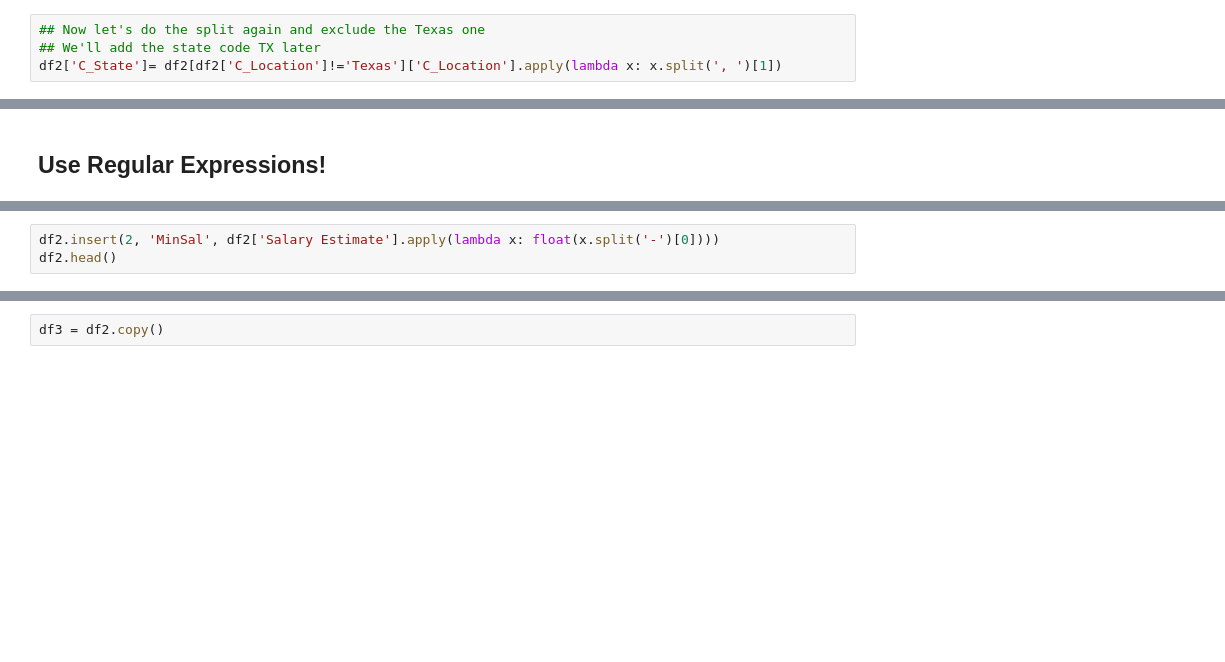
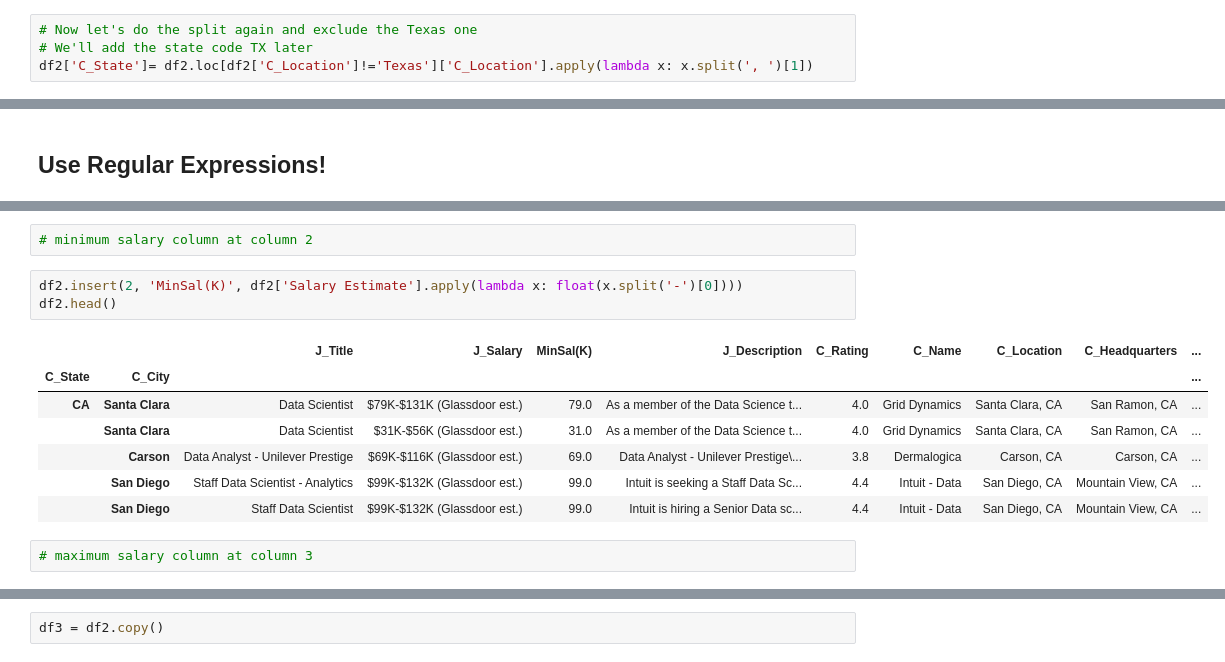
Before and after one commit to manaswikamila05/Python, a Jupyter notebook: 10. Data Wrangling with Pandas 1.ipynb, the cells around one changed output, grey strips where cells are left out. Drawn from its saved outputs; the diff is of its cells as text; blank space fills up the shorter version.

```diff
--- a/10. Data Wrangling with Pandas 1.ipynb
+++ b/10. Data Wrangling with Pandas 1.ipynb
@@ -511,6 +711,6 @@ df2.head()
 # %%
-## Now let's do the split again and exclude the Texas one
-## We'll add the state code TX later
-df2['C_State']= df2[df2['C_Location']!='Texas']['C_Location'].apply(lambda x: x.split(', ')[1])
+# Now let's do the split again and exclude the Texas one
+# We'll add the state code TX later
+df2['C_State']= df2.loc[df2['C_Location']!='Texas']['C_Location'].apply(lambda x: x.split(', ')[1])
 # %%
 df2.isnull().sum()
@@ -549,4 +815,16 @@ df2.head()
+# %%
+# minimum salary column at column 2
 # %%
-df2.insert(2, 'MinSal', df2['Salary Estimate'].apply(lambda x: float(x.split('-')[0])))
+df2.insert(2, 'MinSal(K)', df2['Salary Estimate'].apply(lambda x: float(x.split('-')[0])))
 df2.head()
+# %% [output]
+|  |  | J_Title | J_Salary | MinSal(K) | J_Description | C_Rating | C_Name | C_Location | C_Headquarters | ... |
+| C_State | C_City |  |  |  |  |  |  |  |  | ... |
+| CA | Santa Clara | Data Scientist | $79K-$131K (Glassdoor est.) | 79.0 | As a member of the Data Science t... | 4.0 | Grid Dynamics | Santa Clara, CA | San Ramon, CA | ... |
+|  | Santa Clara | Data Scientist | $31K-$56K (Glassdoor est.) | 31.0 | As a member of the Data Science t... | 4.0 | Grid Dynamics | Santa Clara, CA | San Ramon, CA | ... |
+|  | Carson | Data Analyst - Unilever Prestige | $69K-$116K (Glassdoor est.) | 69.0 | Data Analyst - Unilever Prestige\... | 3.8 | Dermalogica | Carson, CA | Carson, CA | ... |
+|  | San Diego | Staff Data Scientist - Analytics | $99K-$132K (Glassdoor est.) | 99.0 | Intuit is seeking a Staff Data Sc... | 4.4 | Intuit - Data | San Diego, CA | Mountain View, CA | ... |
+|  | San Diego | Staff Data Scientist | $99K-$132K (Glassdoor est.) | 99.0 | Intuit is hiring a Senior Data sc... | 4.4 | Intuit - Data | San Diego, CA | Mountain View, CA | ... |
+# %%
+# maximum salary column at column 3
 # %%
```
Also changed, not shown: parts of 53 cells of this notebook.
